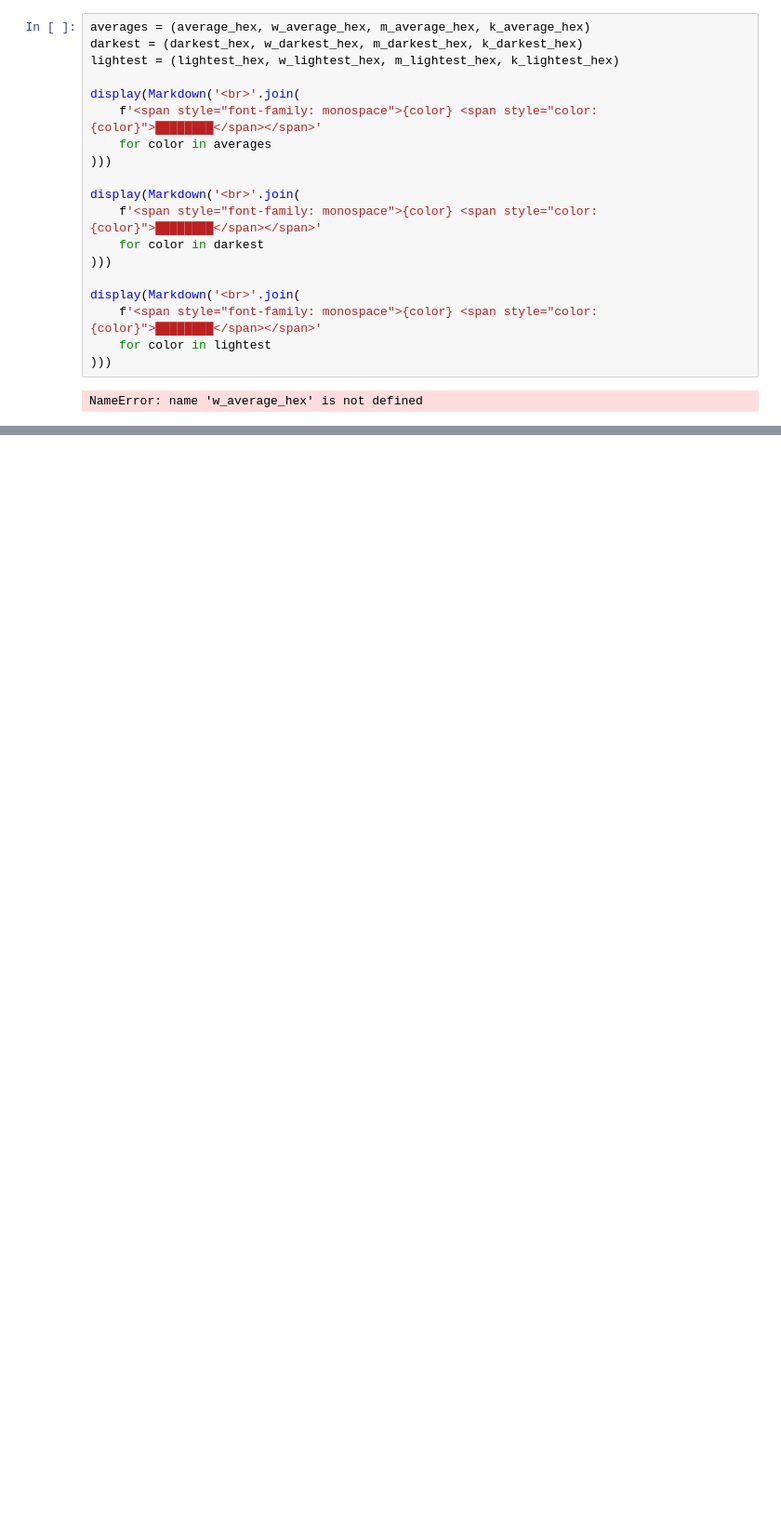
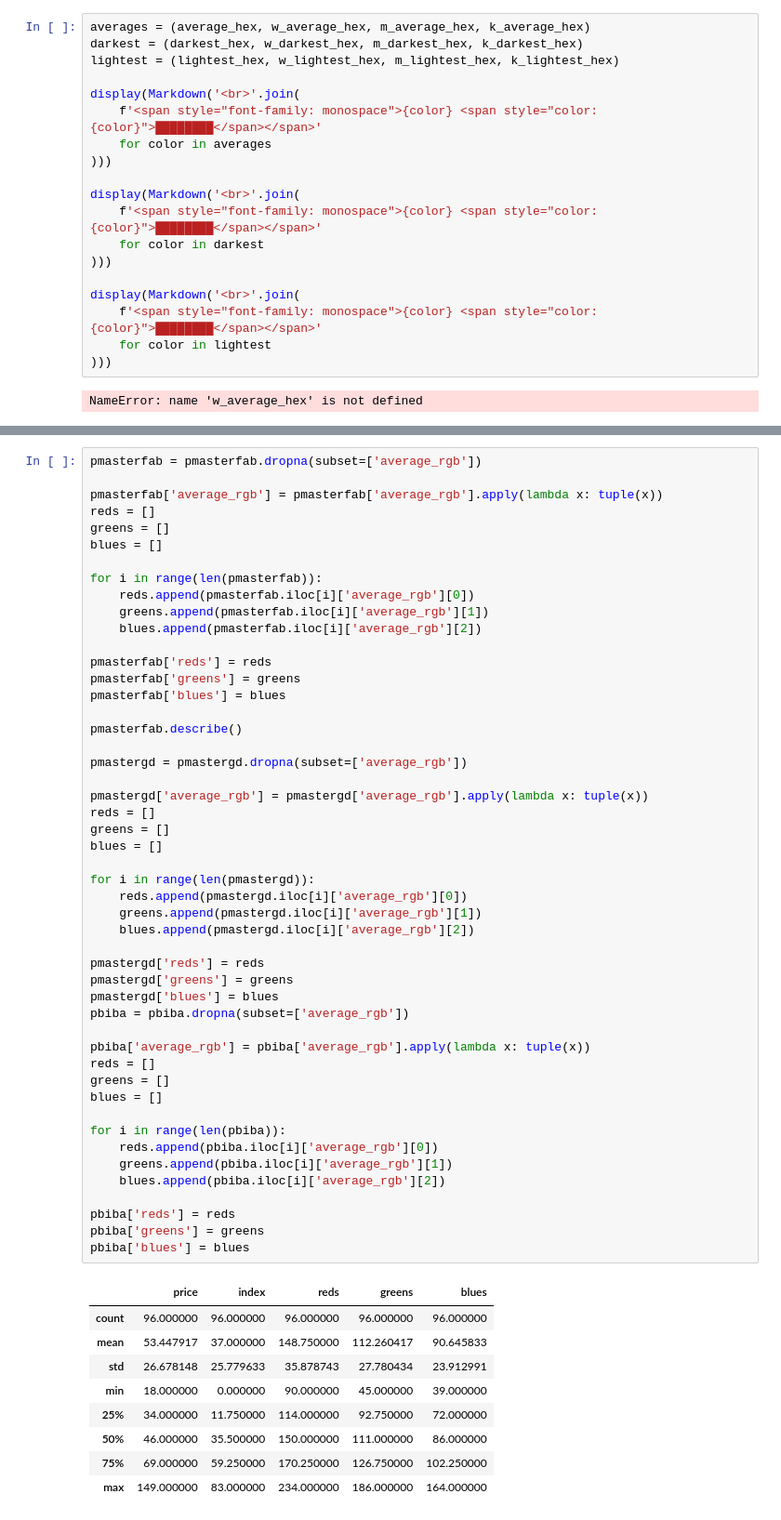
Before and after one commit to ishies/colorism_web_scraping, a Jupyter notebook: analysis.ipynb, the cells around one changed output, grey strips where cells are left out. Shown at 93% size. Cells and saved outputs as stored; diff of their text form; blank space fills up the shorter version.

```diff
--- a/analysis.ipynb
+++ b/analysis.ipynb
@@ -360,0 +379,59 @@ NameError: name 'w_average_hex' is not defined
+# %%
+pmasterfab = pmasterfab.dropna(subset=['average_rgb'])
+
+pmasterfab['average_rgb'] = pmasterfab['average_rgb'].apply(lambda x: tuple(x))
+reds = []
+greens = []
+blues = []
+
+for i in range(len(pmasterfab)):
+    reds.append(pmasterfab.iloc[i]['average_rgb'][0])
+    greens.append(pmasterfab.iloc[i]['average_rgb'][1])
+    blues.append(pmasterfab.iloc[i]['average_rgb'][2])
+
+pmasterfab['reds'] = reds
+pmasterfab['greens'] = greens
+pmasterfab['blues'] = blues
+
+pmasterfab.describe()
+
+pmastergd = pmastergd.dropna(subset=['average_rgb'])
+
+pmastergd['average_rgb'] = pmastergd['average_rgb'].apply(lambda x: tuple(x))
+reds = []
+greens = []
+blues = []
+
+for i in range(len(pmastergd)):
+    reds.append(pmastergd.iloc[i]['average_rgb'][0])
+    greens.append(pmastergd.iloc[i]['average_rgb'][1])
+    blues.append(pmastergd.iloc[i]['average_rgb'][2])
+
+pmastergd['reds'] = reds
+pmastergd['greens'] = greens
+pmastergd['blues'] = blues
+pbiba = pbiba.dropna(subset=['average_rgb'])
+
+pbiba['average_rgb'] = pbiba['average_rgb'].apply(lambda x: tuple(x))
+reds = []
+greens = []
+blues = []
+
+for i in range(len(pbiba)):
+    reds.append(pbiba.iloc[i]['average_rgb'][0])
+    greens.append(pbiba.iloc[i]['average_rgb'][1])
+    blues.append(pbiba.iloc[i]['average_rgb'][2])
+
+pbiba['reds'] = reds
+pbiba['greens'] = greens
+pbiba['blues'] = blues
+# %% [output]
+|  | price | index | reds | greens | blues |
+| count | 96.000000 | 96.000000 | 96.000000 | 96.000000 | 96.000000 |
+| mean | 53.447917 | 37.000000 | 148.750000 | 112.260417 | 90.645833 |
+| std | 26.678148 | 25.779633 | 35.878743 | 27.780434 | 23.912991 |
+| min | 18.000000 | 0.000000 | 90.000000 | 45.000000 | 39.000000 |
+| 25% | 34.000000 | 11.750000 | 114.000000 | 92.750000 | 72.000000 |
+| 50% | 46.000000 | 35.500000 | 150.000000 | 111.000000 | 86.000000 |
+| 75% | 69.000000 | 59.250000 | 170.250000 | 126.750000 | 102.250000 |
+| max | 149.000000 | 83.000000 | 234.000000 | 186.000000 | 164.000000 |
```
Also changed, not shown: parts of 13 cells of this notebook, 3 other files.
